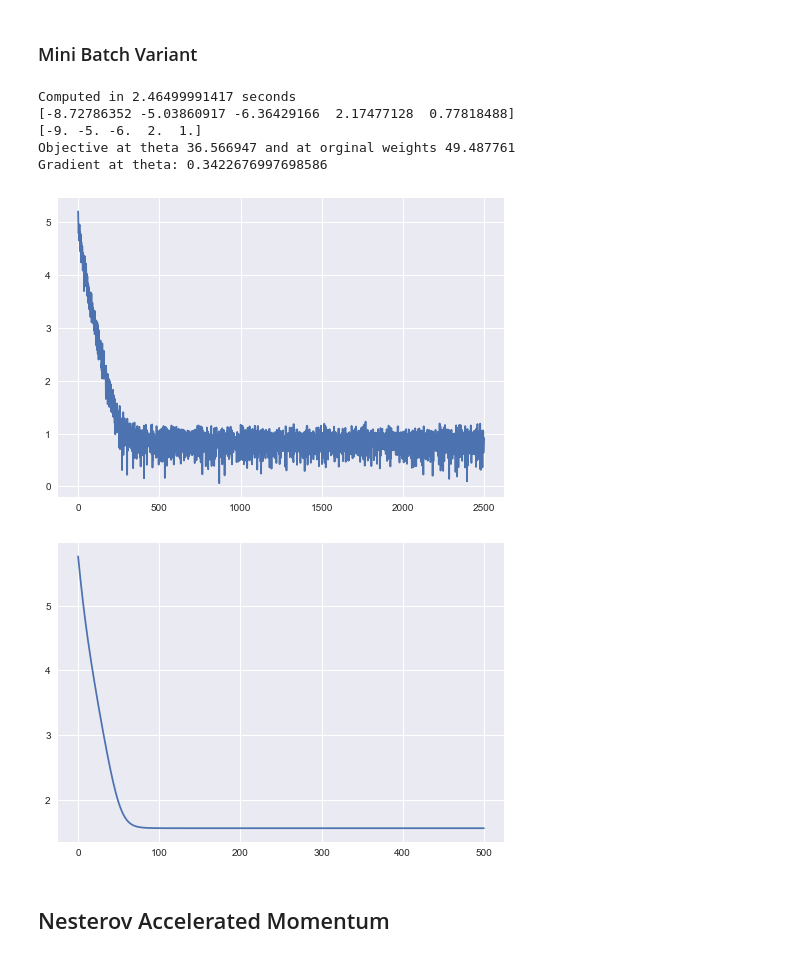
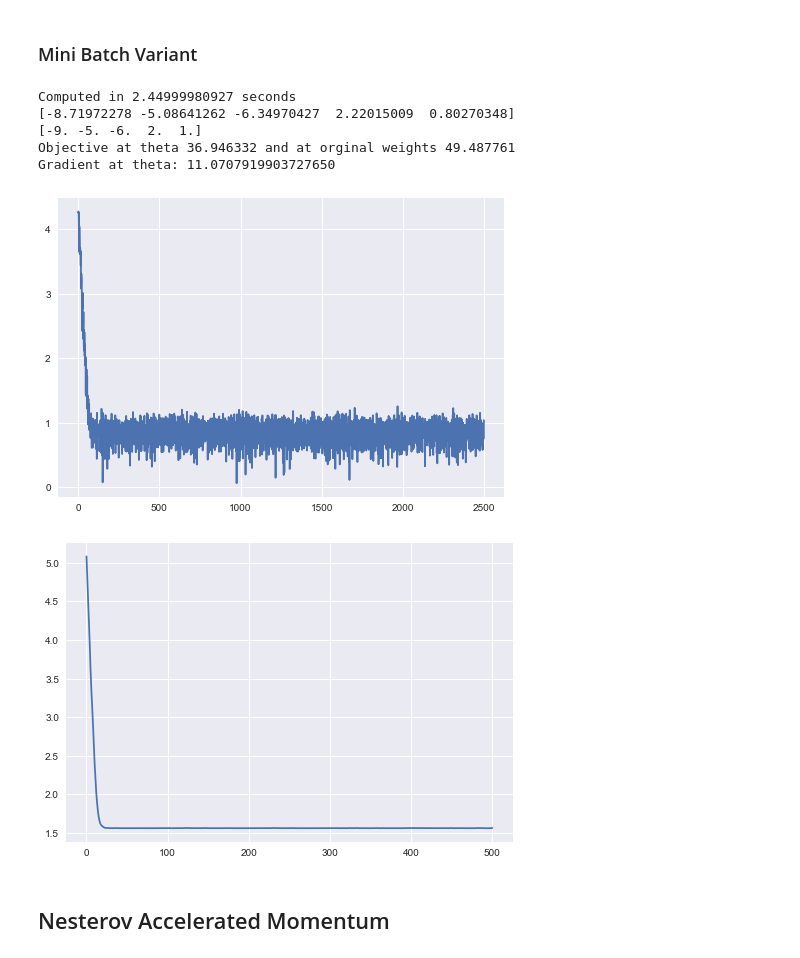
Before and after one commit to burkovae/notebook-collection, a Jupyter notebook: SimpleModel.ipynb, the cells around one changed output. Saved outputs shown, nothing was run; the diff lists cells and outputs as text; code cells hidden in the pictures.

```diff
--- a/SimpleModel.ipynb
+++ b/SimpleModel.ipynb
@@ -208,18 +208,19 @@ Gradient at theta: 0.3522467267535883
 theta = rnd.normal(size = 5)*rnd.randint(-50, 50, size = 5)# + rnd.normal(size = 5)*50
 error = [objective_function(theta, S)]
 gradient_fun = objective_function_gradient
-learningRate = 0.001
-gamma = 0.9
+learningRate = 0.01
+gamma = 0.1
 maxIter = 1000
 
 t = time.time()
 condition = True
 niter = 0
-previousGradient = 0
+gradupdate = 0
 while condition:
     # Batch gradient computes gradient based on the whole data set
     gradient = gradient_fun(theta, S)
-    theta -= previousGradient*gamma + learningRate*gradient
+    gradupdate = gradupdate*gamma + learningRate*gradient
+    theta -= gradupdate#theta*gamma + learningRate*gradient
     niter += 1
     error.append(objective_function(theta, S))
     condition = not (np.isclose(0., np.linalg.norm(gradient)) or niter > maxIter)
@@ -244,42 +245,42 @@ Gradient at theta: 0.0000000092340057
 # %%
 theta = rnd.normal(size = 5)*rnd.randint(-50, 50, size = 5)# + rnd.normal(size = 5)*50
 localError = []
 globalError = [objective_function(theta, S)]
 gradient_fun = objective_function_gradient
 learningRate = 0.001
 gamma = 0.9
 batchSize = 10
 maxIter = 100
 
 t = time.time()
 for epoch in xrange(500):
     rnd.shuffle(S)
     batches = [S[i:i + batchSize] for i in xrange(0, len(S), batchSize)]
-    previousGradient = 0
+    gradupdate = 0
     for _S in batches:
         gradient = gradient_fun(theta, _S)
-        #theta -= learningRate*gradient
-        theta -= previousGradient*gamma + learningRate*gradient
+        gradupdate = gradupdate*gamma + learningRate*gradient
+        theta -= gradupdate
         localError.append(objective_function(theta, _S))
     globalError.append(objective_function(theta, S))
 
 print 'Computed in %s seconds' % (time.time() - t)
 print(theta)
 print(optw)
 print 'Objective at theta %f and at orginal weights %f' % (objective_function(theta, S), objective_function(optw, S))
 print 'Gradient at theta: %.16f' % np.linalg.norm(gradient_fun(theta, S))
 plt.plot(np.log10(localError))
 plt.show()
 plt.plot(np.log10(globalError))
 plt.show()
 # %% [output]
-Computed in 2.46499991417 seconds
-[-8.72786352 -5.03860917 -6.36429166  2.17477128  0.77818488]
+Computed in 2.44999980927 seconds
+[-8.71972278 -5.08641262 -6.34970427  2.22015009  0.80270348]
 [-9. -5. -6.  2.  1.]
-Objective at theta 36.566947 and at orginal weights 49.487761
-Gradient at theta: 0.3422676997698586
+Objective at theta 36.946332 and at orginal weights 49.487761
+Gradient at theta: 11.0707919903727650
-[figure, old version]
+[figure, new version]
-[figure, old version]
+[figure, new version]
 # %% [markdown]
 ## Nesterov Accelerated Momentum
 # %%
```
Also changed, not shown: parts of 2 cells of this notebook, 1 other file.
